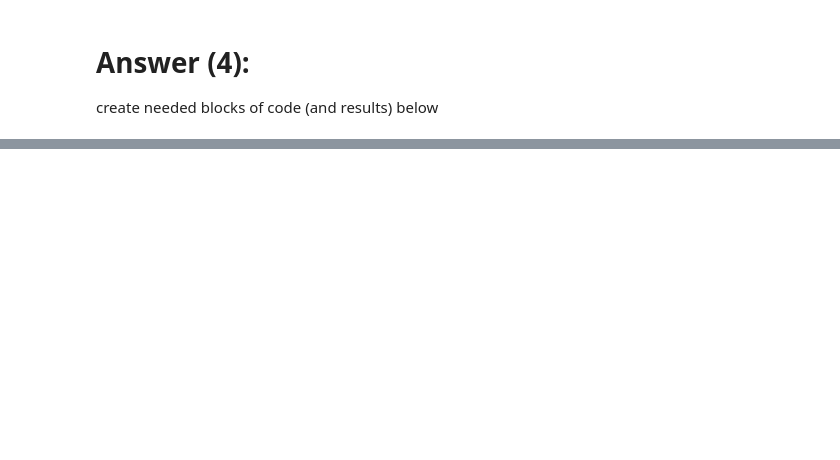
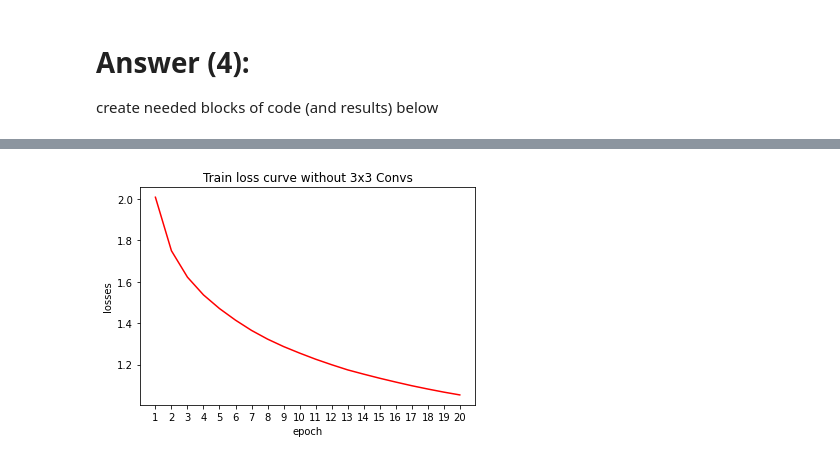
Before and after one commit to KareemJBR/CV-Exercises, a Jupyter notebook: HW3/Q1/ex3_2022_part1.ipynb, the cells around one changed output, grey strips where cells are left out. Cells and saved outputs as stored; diff of their text form; code cells hidden in the pictures; blank space fills up the shorter version.

```diff
--- a/HW3/Q1/ex3_2022_part1.ipynb
+++ b/HW3/Q1/ex3_2022_part1.ipynb
@@ -594,0 +633,13 @@ plt.show()
+# %%
+epochs = 20
+network = ConvNetWithout3(num_inputs=1, num_outputs=10, num_channels=3)
+optimizer = optim.SGD(network.parameters(), lr=lr)
+train_loss_curve = []
+
+# train the new model and save the loss in the above list for the plot
+
+for i in range(1, epochs+1):
+    curr_loss_avg = temp_train(i, cifar_train_loader)
+    train_loss_curve.append(curr_loss_avg)
+
+test(cifar_test_loader)
@@ -594,0 +664,16 @@ plt.show()
+# %%
+# plotting the loss curve for the training set
+
+fg = plt.figure()
+ax = fg.gca()
+ax.plot(range(1, len(train_loss_curve) + 1), train_loss_curve, '-', color='red')
+ax.xaxis.set_major_locator(MaxNLocator(integer=True))
+ax.xaxis.set_major_locator(matplotlib.ticker.MultipleLocator(1))
+
+plt.xlabel('epoch')
+plt.ylabel('losses')
+plt.title('Train loss curve without 3x3 Convs')
+
+plt.show()
+# %% [output]
+[figure, added]
```
Also changed, not shown: parts of 11 cells of this notebook, 2 other files.
